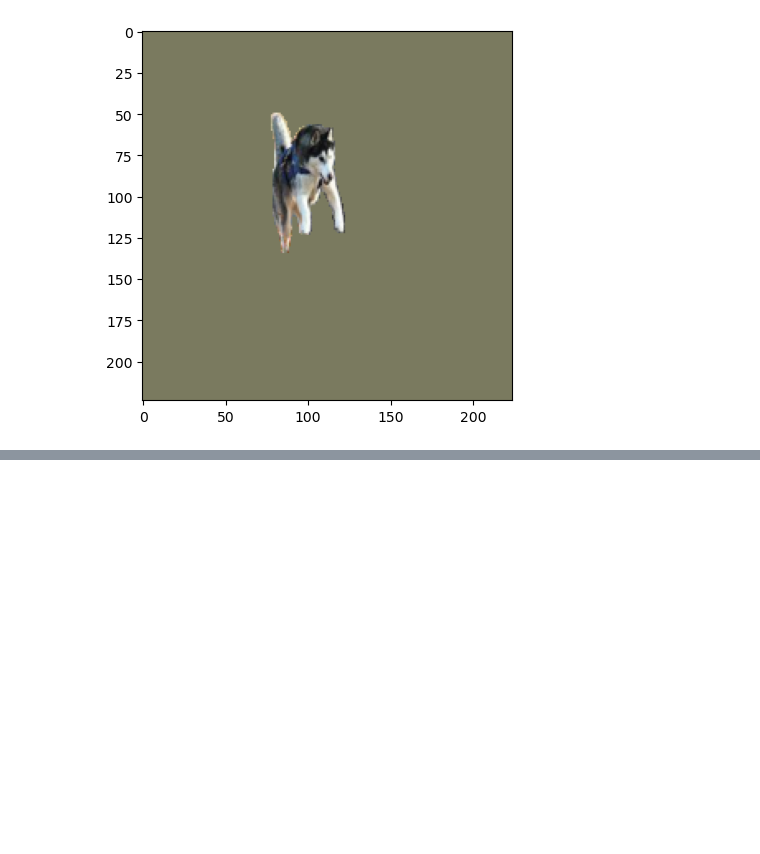
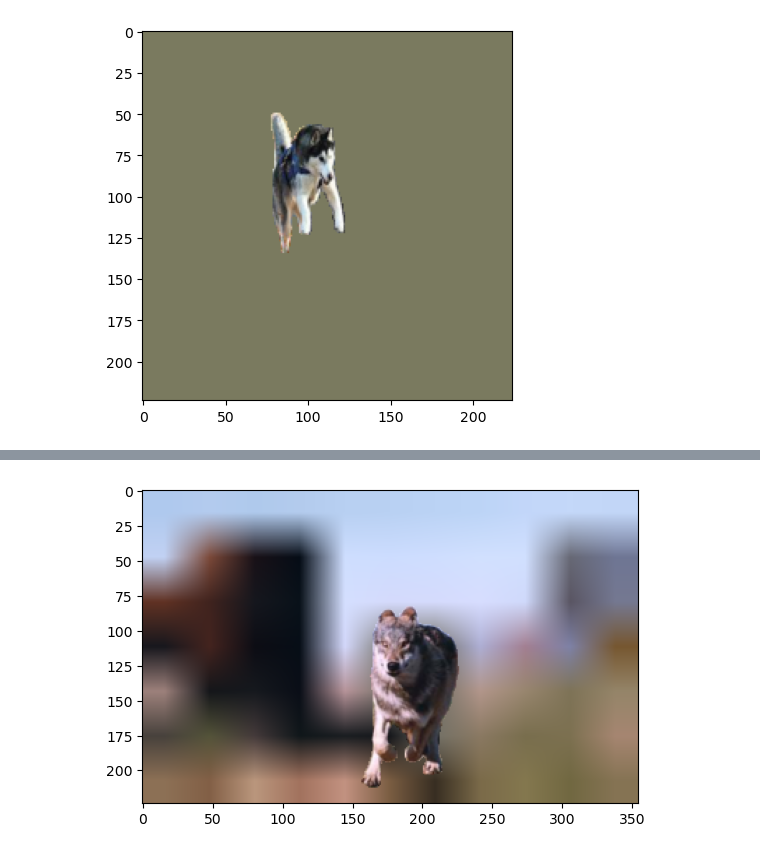
Before and after one commit to R0ner/cnn-context, a Jupyter notebook: notebooks/24-cntloss.ipynb, the cells around one changed output, grey strips where cells are left out. Drawn from its saved outputs; the diff is of its cells as text; code cells hidden in the pictures; blank space fills up the shorter version.

```diff
--- a/notebooks/24-cntloss.ipynb
+++ b/notebooks/24-cntloss.ipynb
@@ -123,4 +131,6 @@ x = masks * imgs + ~masks * gaussian_blur(imgs, 51)
 # %%
 %%timeit
-x = masks * imgs + ~masks * (alpha * torch.randn(masks.size(0), imgs.size(1), 1, 1) + (1 - alpha) * imgs)
+x = masks * imgs + ~masks * (
+    alpha * torch.randn(masks.size(0), imgs.size(1), 1, 1) + (1 - alpha) * imgs
+)
 # %% [output]
@@ -173,0 +208,16 @@ np.log2(224)
+# %%
+imgs = normalize_hw(imgs)
+# %%
+bs = imgs.size(0)
+# alpha = (torch.randperm(bs).view(-1, 1, 1, 1) % bs + 1) / bs * 0.9 + 0.1
+# alpha = torch.rand(bs, 1, 1, 1) * .9 + .1
+alpha = torch.ones(bs, 1, 1, 1)
+
+masks_inv = ~masks
+x = masks * imgs + masks_inv * blur(masks_inv * imgs)
+show_imarray(normalize_inv_hw(x[0]))
+plt.show()
+# show_imarray(normalize_inv_hw(x[5]))
+# plt.show()
+# %% [output]
+[figure, added]
```
Also changed, not shown: parts of 19 cells of this notebook, 6 other files.
